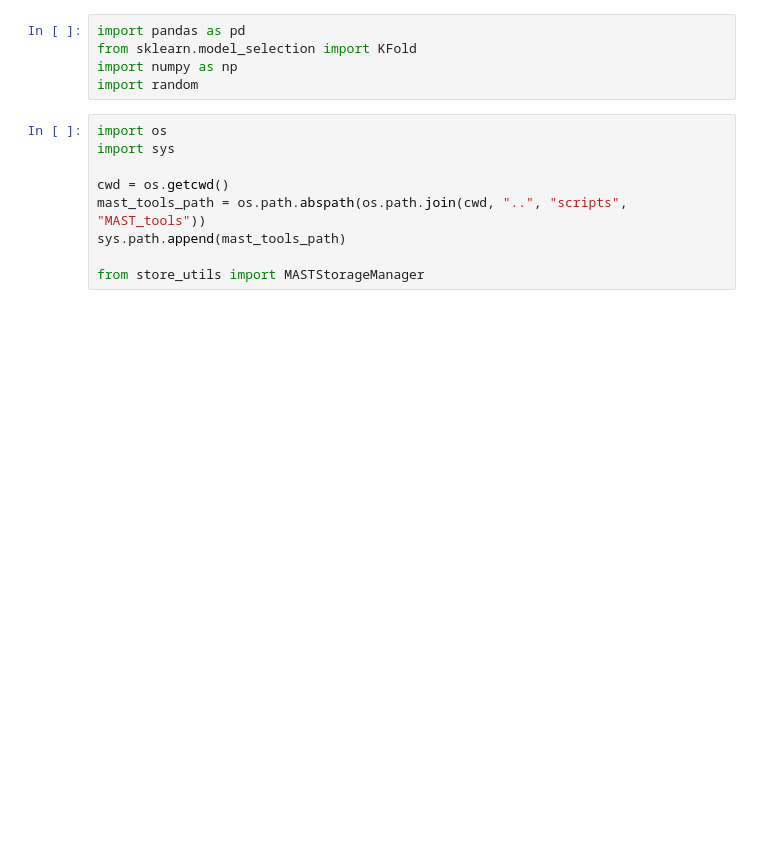
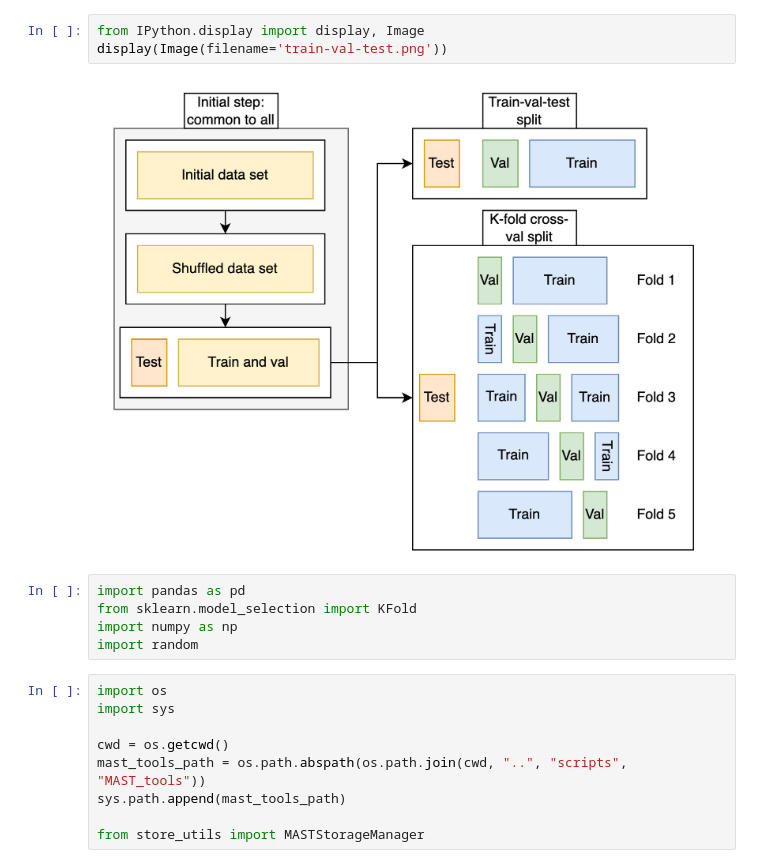
Before and after one commit to DataScienceLabFHSWF/tokamark, a Jupyter notebook: notebooks/data_stratification.ipynb, the cells around one changed output. Cells and saved outputs as stored; diff of their text form; blank space fills up the shorter version.

Commit message:
Fix image link in data stratification notebook

```diff
--- a/notebooks/data_stratification.ipynb
+++ b/notebooks/data_stratification.ipynb
@@ -17,3 +13,8 @@ Shown schematically below:
+# %%
+from IPython.display import display, Image
+display(Image(filename='train-val-test.png'))
+# %% [output]
+[figure, added]
 # %%
 import pandas as pd
 from sklearn.model_selection import KFold
```
Also changed, not shown: parts of 1 cell of this notebook.
